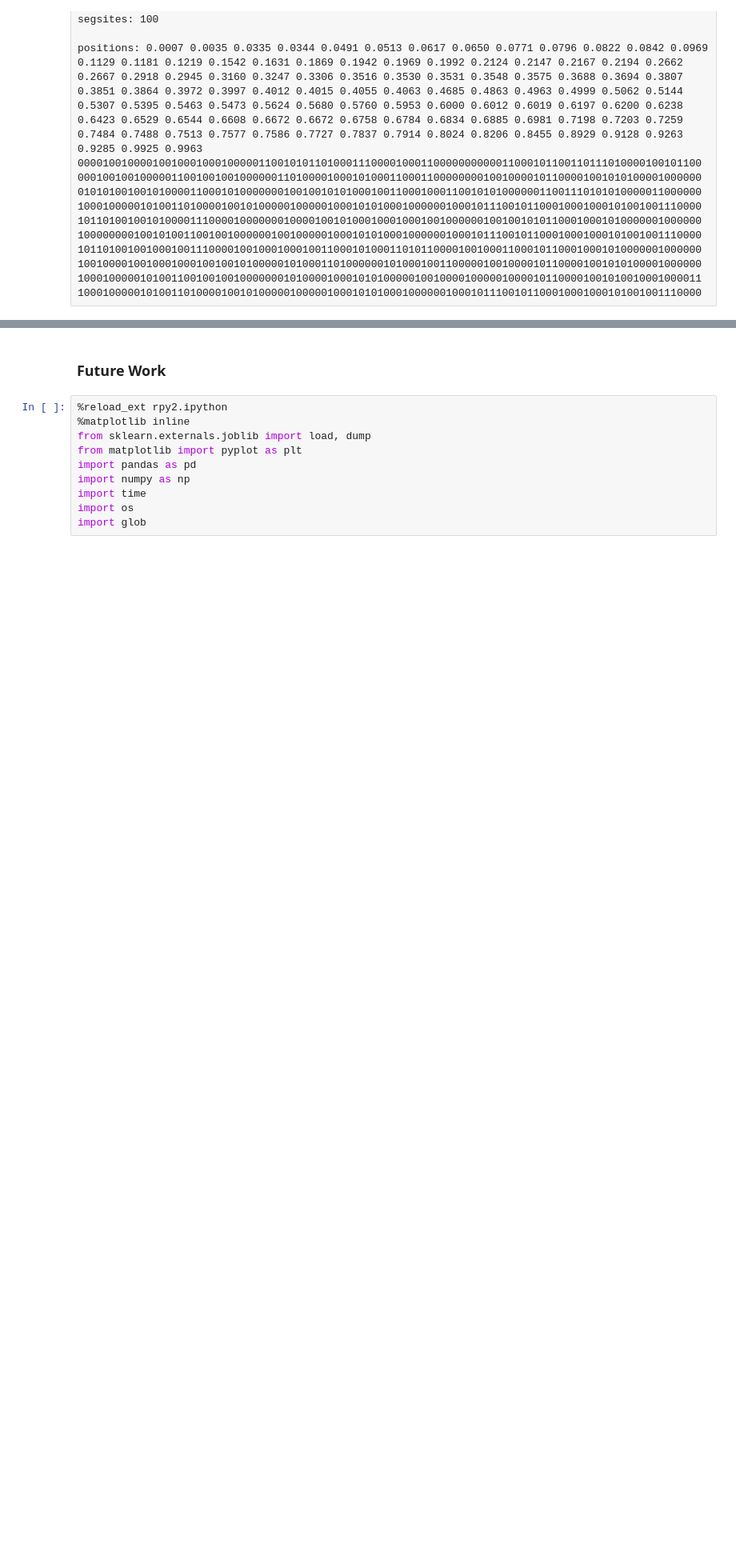
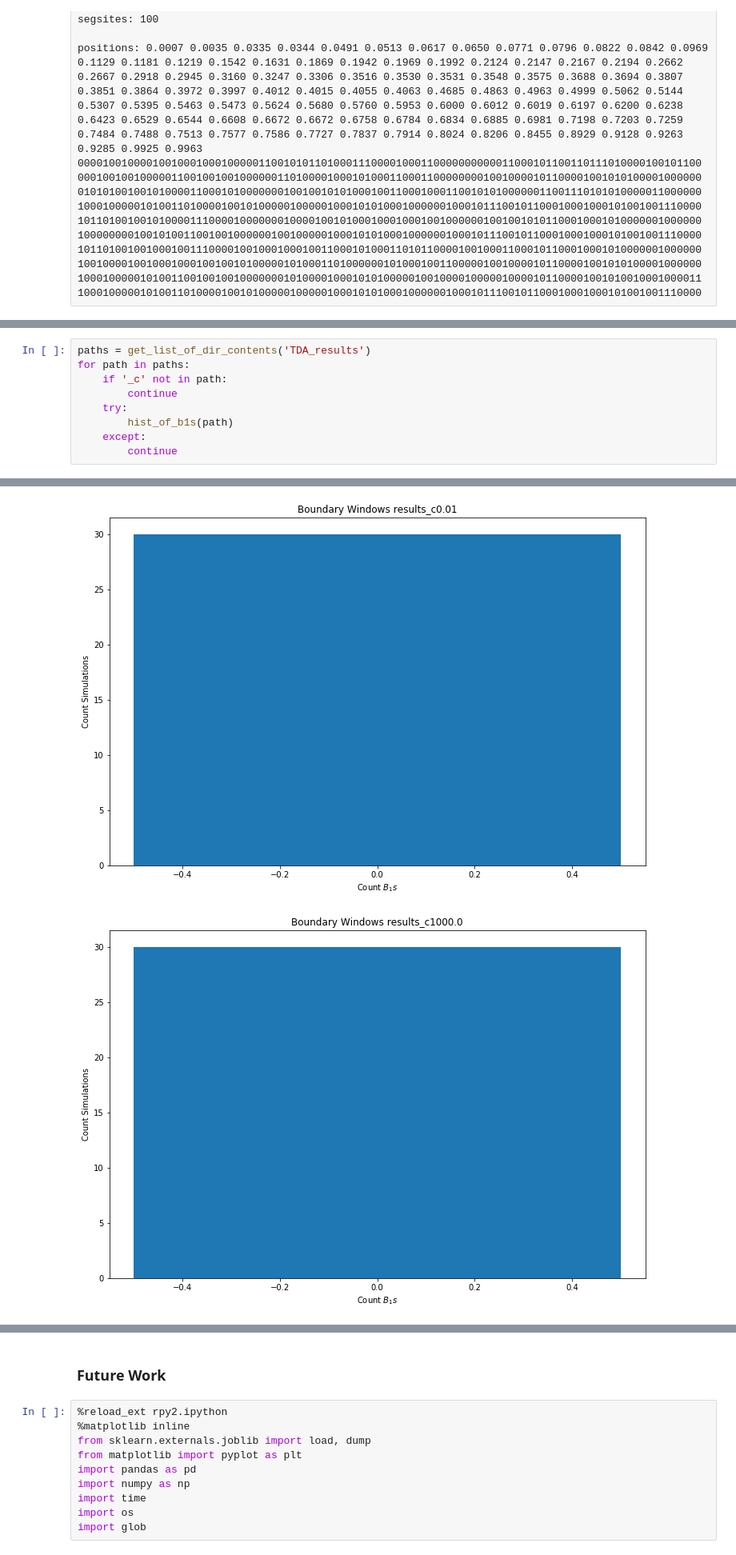
Before and after one commit to m-a-x/simTDA, a Jupyter notebook: TDA.ipynb, the cells around one changed output, grey strips where cells are left out. Shown: that part at 80% size. Saved outputs shown, nothing was run; the diff lists cells and outputs as text; blank space fills up the shorter version.

```diff
--- a/TDA.ipynb
+++ b/TDA.ipynb
@@ -108,0 +109,10 @@ Below we can see the distribution of B1 counts across a variety of configuration
+# %%
+paths = get_list_of_dir_contents('TDA_results')
+for path in paths:
+    if '_c' not in path:
+        continue
+    try:
+        hist_of_b1s(path)
+    except:
+        continue
+# %% [output]
@@ -108,0 +127,2 @@ Below we can see the distribution of B1 counts across a variety of configuration
+[figure, added]
+[figure, added]
```
Also changed, not shown: parts of 7 cells of this notebook, 14 other files.
